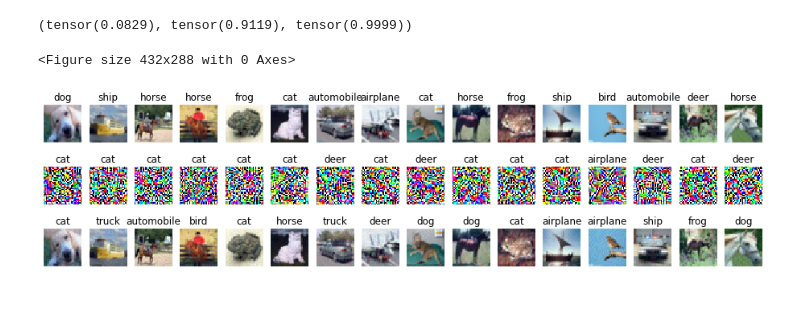
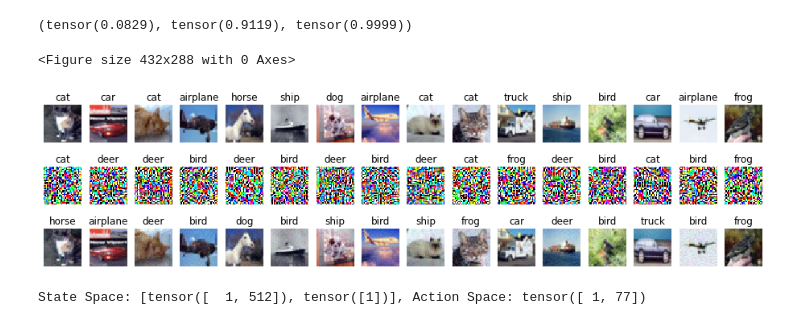
Before and after one commit to Cmxu/reinforcement_learning_attack, a Jupyter notebook: code/reinforcement_learning_attack.ipynb, the cells around one changed output. Drawn from its saved outputs; the diff is of its cells as text; code cells hidden in the pictures.

```diff
--- a/code/reinforcement_learning_attack.ipynb
+++ b/code/reinforcement_learning_attack.ipynb
@@ -31,11 +32,13 @@ class DeviceDataLoader():
     def __len__(self):
         return len(self.dl)
 # %%
+dataset_root = 'D:/datasets/'
+
 transform = transforms.Compose([transforms.ToTensor(), transforms.Normalize((0.4914, 0.4822, 0.4465), (0.247, 0.243, 0.261))])
 cifar10_train = torchvision.datasets.CIFAR10(
-    root='D:/datasets/', train=True, transform=transform)
+    root=dataset_root, train=True, transform=transform)
 cifar10_test = torchvision.datasets.CIFAR10(
-    root='D:/datasets/', train=False, transform=transform)
+    root=dataset_root, train=False, transform=transform)
 class_idx = {i:n for i,n in enumerate(['airplane', 'car', 'bird', 'cat', 'deer', 'dog', 'frog', 'horse', 'ship', 'truck'])}
 torch.manual_seed(43)
 val_size = 5000
@@ -103,7 +106,7 @@ class VGG(ImageClassificationBase):
         return nn.Sequential(*layers)
 # %%
 mdl = to_device(VGG('VGG16'), device)
-mdl.load_state_dict(torch.load('../../robust_uap/models/torch_cifar_vgg.pth'))
+mdl.load_state_dict(torch.load('../models/torch_cifar_vgg.pth'))
 mdl = mdl.eval();
 # %%
 def accuracy(outputs, labels):
@@ -225,12 +229,12 @@ def geometric_attack(x, y, k, xi = 1e-1, step_size = 1e-2, epochs = 40, device =
 # %% [output]
 (tensor(0.0829), tensor(0.9119), tensor(0.9999))
 # %%
-# test_x, test_y = next(iter(test_loader))
-# v2 = pgd(test_x, test_y, mdl)
-# show_attack(test_x, v2, mdl)
+test_x, test_y = next(iter(test_loader))
+v2 = pgd(test_x, test_y, mdl)
+show_attack(test_x, v2, mdl)
 # %% [output]
 <Figure size 432x288 with 0 Axes>
-[figure, old version]
+[figure, new version]
 # %%
 class torch_pca():
     def __init__(self, data, n_components = 512):
@@ -336 +350,5 @@ sim = rl_attack_simulation(input_reduction = 'pca', n_components = 512)
+# %%
+print('State Space: {}, Action Space: {}'.format(sim.state_space, sim.action_space))
+# %% [output]
+State Space: [tensor([  1, 512]), tensor([1])], Action Space: tensor([ 1, 77])
 # %%
```
Also changed, not shown: parts of 6 cells of this notebook, 1 other file.
